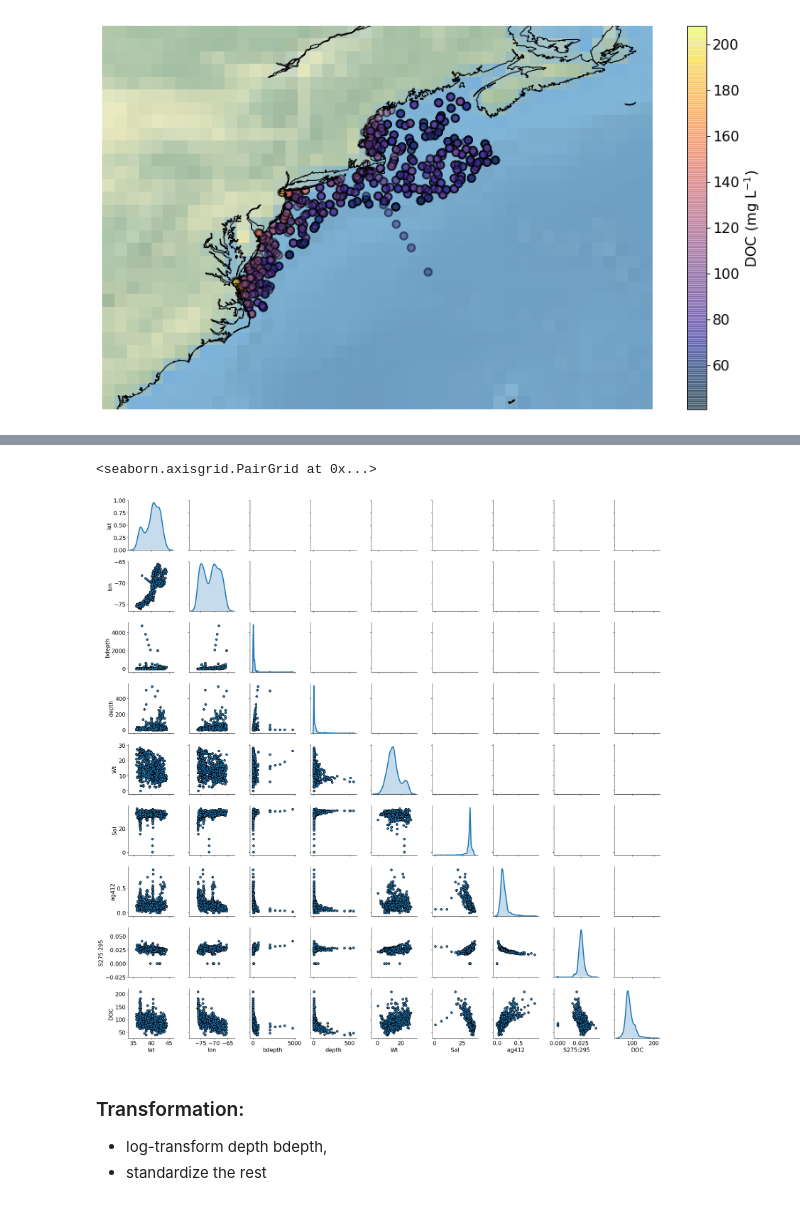
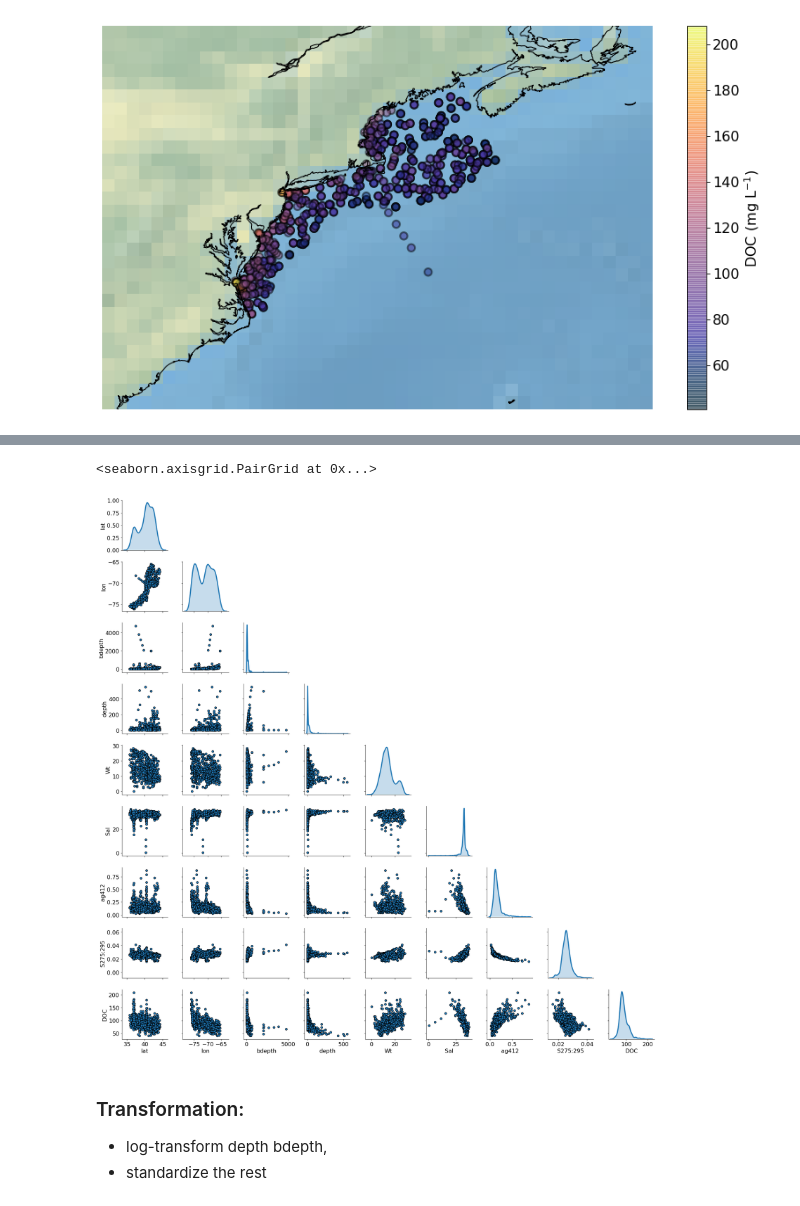
Before and after one commit to madHatter106/Organic_C_Algorithms, a Jupyter notebook: DOC_1_DataWorks_1_Explore_Split_Transform.ipynb, the cells around one changed output, grey strips where cells are left out. Cells and saved outputs as stored; diff of their text form; code cells hidden in the pictures.

```diff
--- a/DOC_1_DataWorks_1_Explore_Split_Transform.ipynb
+++ b/DOC_1_DataWorks_1_Explore_Split_Transform.ipynb
@@ -168,0 +177,2 @@ memory usage: 98.5 KB
+# %%
+df_merged_clean.drop(df_merged_clean[df_merged_clean.ag412==0].index, inplace=True)
@@ -275,10 +290,12 @@ df_m_c_mab.insert(1, 'month', df_m_c_mab.date.dt.month)
 # %%
 g = PairGrid(df_m_c_mab.loc[:,'lat':], diag_sharey=False)
 g.map_diag(kdeplot, lw=3, shade=True)
+for i, j in zip(*np.triu_indices_from(g.axes, 1)):
+    g.axes[i, j].set_visible(False)
 g.map_lower(pl.scatter, edgecolor='k')
 # %% [output]
 <seaborn.axisgrid.PairGrid at 0x...>
-[figure, old version]
+[figure, new version]
 # %% [markdown]
 ### Transformation:
 
```
Also changed, not shown: parts of 21 cells of this notebook, 5 other files.
